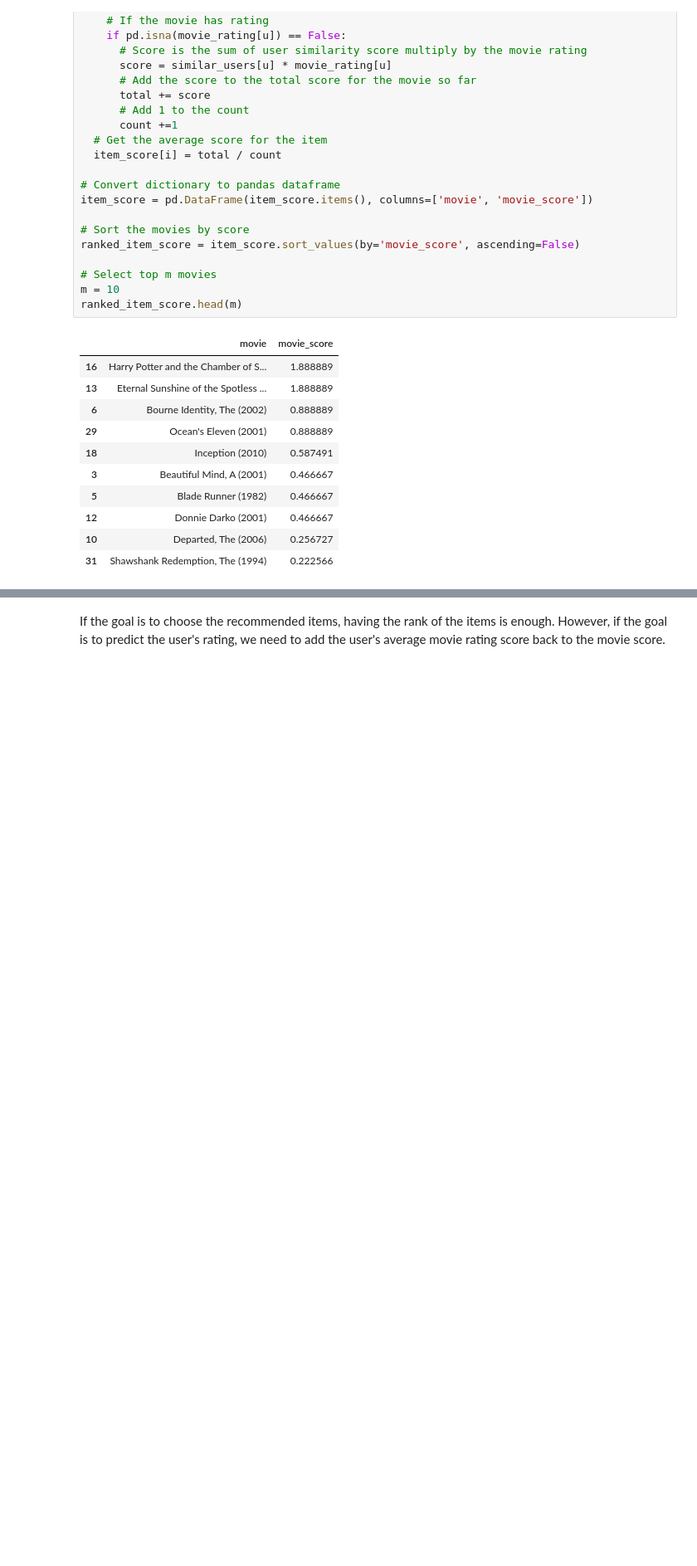
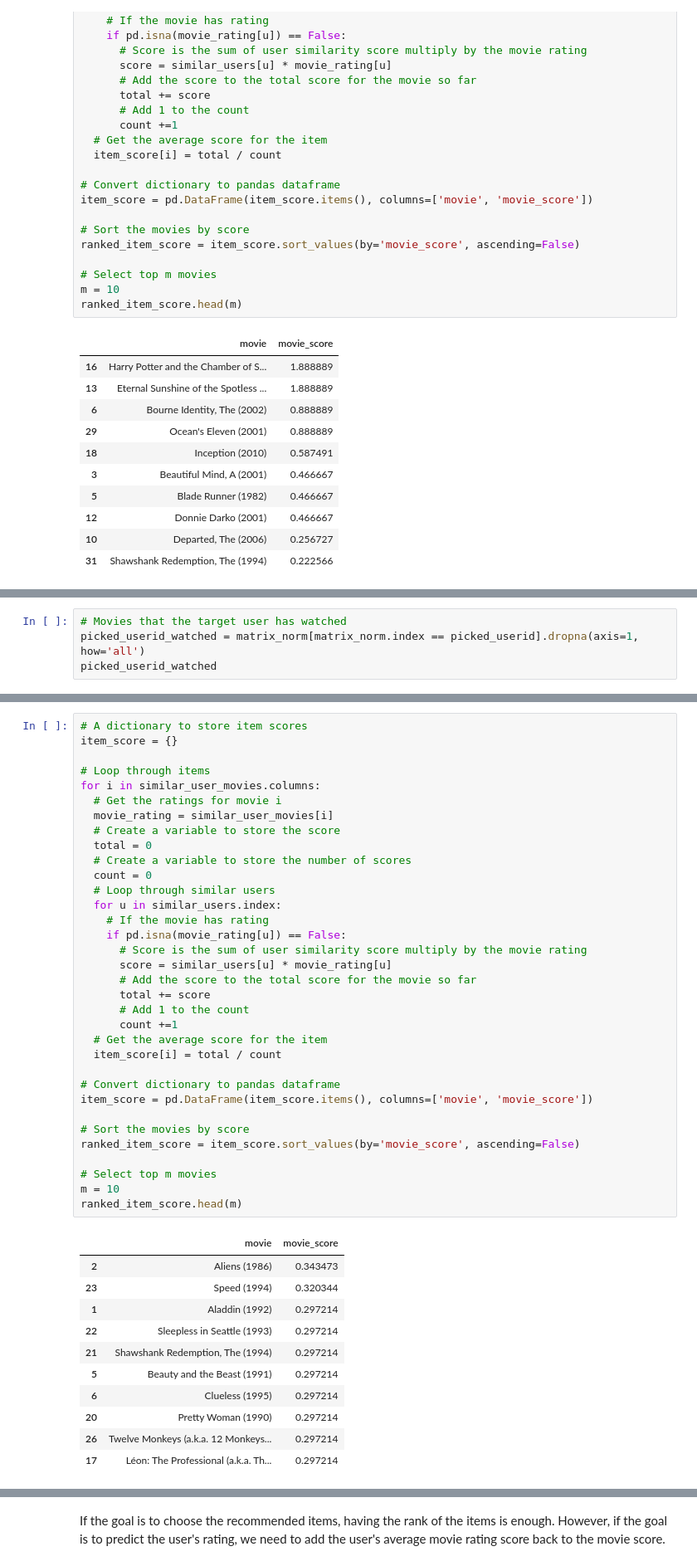
Before and after one commit to dev02chandan/recommendation-systems, a Jupyter notebook: User_User_Based_Collaborative_Filtering.ipynb, the cells around one changed output, grey strips where cells are left out. Shown at 83% size. Saved outputs shown, nothing was run; the diff lists cells and outputs as text; blank space fills up the shorter version.

```diff
--- a/User_User_Based_Collaborative_Filtering.ipynb
+++ b/User_User_Based_Collaborative_Filtering.ipynb
@@ -585,0 +703,4 @@ ranked_item_score.head(m)
+# %%
+# Movies that the target user has watched
+picked_userid_watched = matrix_norm[matrix_norm.index == picked_userid].dropna(axis=1, how='all')
+picked_userid_watched
@@ -585,0 +744,46 @@ ranked_item_score.head(m)
+# %%
+# A dictionary to store item scores
+item_score = {}
+
+# Loop through items
+for i in similar_user_movies.columns:
+  # Get the ratings for movie i
+  movie_rating = similar_user_movies[i]
+  # Create a variable to store the score
+  total = 0
+  # Create a variable to store the number of scores
+  count = 0
+  # Loop through similar users
+  for u in similar_users.index:
+    # If the movie has rating
+    if pd.isna(movie_rating[u]) == False:
+      # Score is the sum of user similarity score multiply by the movie rating
+      score = similar_users[u] * movie_rating[u]
+      # Add the score to the total score for the movie so far
+      total += score
+      # Add 1 to the count
+      count +=1
+  # Get the average score for the item
+  item_score[i] = total / count
+
+# Convert dictionary to pandas dataframe
+item_score = pd.DataFrame(item_score.items(), columns=['movie', 'movie_score'])
+
+# Sort the movies by score
+ranked_item_score = item_score.sort_values(by='movie_score', ascending=False)
+
+# Select top m movies
+m = 10
+ranked_item_score.head(m)
+# %% [output]
+|  | movie | movie_score |
+| 2 | Aliens (1986) | 0.343473 |
+| 23 | Speed (1994) | 0.320344 |
+| 1 | Aladdin (1992) | 0.297214 |
+| 22 | Sleepless in Seattle (1993) | 0.297214 |
+| 21 | Shawshank Redemption, The (1994) | 0.297214 |
+| 5 | Beauty and the Beast (1991) | 0.297214 |
+| 6 | Clueless (1995) | 0.297214 |
+| 20 | Pretty Woman (1990) | 0.297214 |
+| 26 | Twelve Monkeys (a.k.a. 12 Monkeys... | 0.297214 |
+| 17 | Léon: The Professional (a.k.a. Th... | 0.297214 |
```
Also changed, not shown: parts of 31 cells of this notebook.
